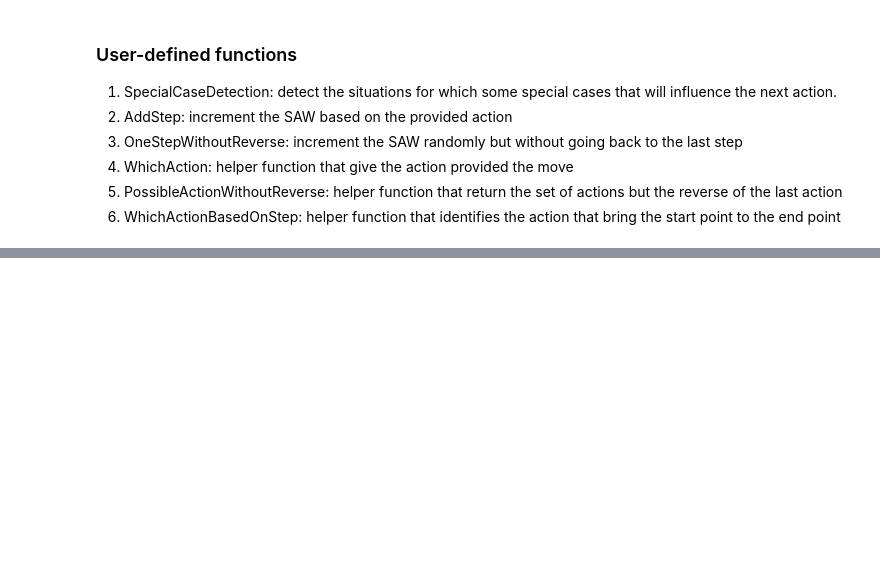
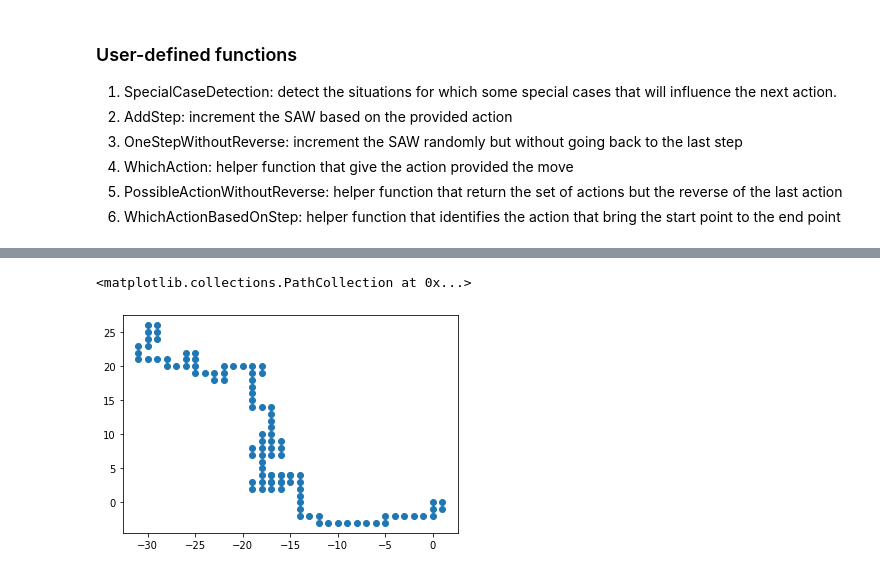
Before and after one commit to ChristopheLaforge/Statistical-Physics, a Jupyter notebook: SAW_2D.ipynb, the cells around one changed output, grey strips where cells are left out. Cells and saved outputs as stored; diff of their text form; code cells hidden in the pictures; blank space fills up the shorter version.

```diff
--- a/SAW_2D.ipynb
+++ b/SAW_2D.ipynb
@@ -372,0 +452,8 @@ print(SAW)
+# %%
+import numpy as np
+import matplotlib.pyplot as plt
+
+plt.scatter(x,y)
+# %% [output]
+<matplotlib.collections.PathCollection at 0x...>
+[figure, added]
```
Also changed, not shown: parts of 7 cells of this notebook.
